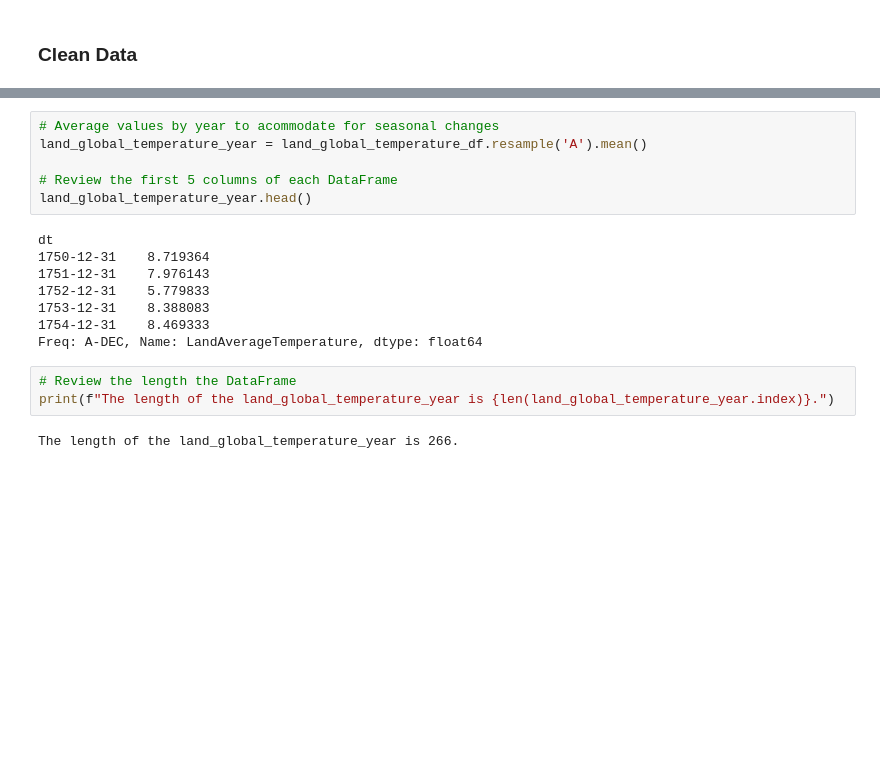
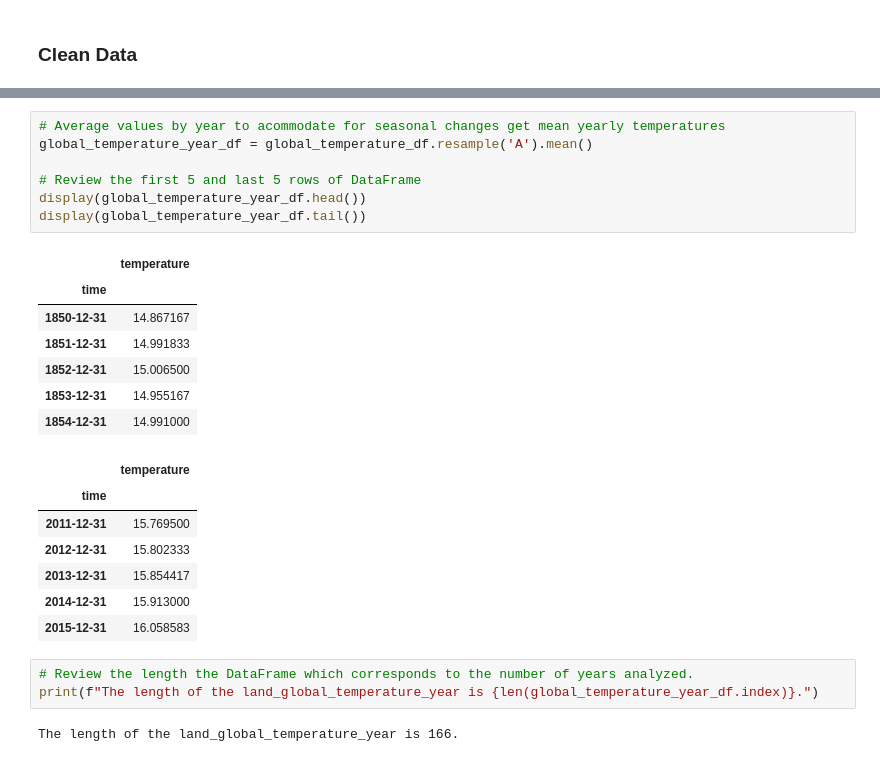
Before and after one commit to joshuacreveling/Group_Project_1, a Jupyter notebook: commodities_prices_vs_climate_change.ipynb, the cells around one changed output, grey strips where cells are left out. Drawn from its saved outputs; the diff is of its cells as text; blank space fills up the shorter version.

```diff
--- a/commodities_prices_vs_climate_change.ipynb
+++ b/commodities_prices_vs_climate_change.ipynb
@@ -114,22 +109,30 @@ As seen from the following screenshot, seasons have more variation than the over
 
 ![A screenshot depicting the impact of seasons on overall trend analysis.](./Images/land_average_temp_no_average.PNG)
 # %%
-# Average values by year to acommodate for seasonal changes
-land_global_temperature_year = land_global_temperature_df.resample('A').mean()
+# Average values by year to acommodate for seasonal changes get mean yearly temperatures
+global_temperature_year_df = global_temperature_df.resample('A').mean()
 
-# Review the first 5 columns of each DataFrame
-land_global_temperature_year.head()
+# Review the first 5 and last 5 rows of DataFrame
+display(global_temperature_year_df.head())
+display(global_temperature_year_df.tail())
 # %% [output]
-dt
-1750-12-31    8.719364
-1751-12-31    7.976143
-1752-12-31    5.779833
-1753-12-31    8.388083
-1754-12-31    8.469333
-Freq: A-DEC, Name: LandAverageTemperature, dtype: float64
+|  | temperature |
+| time |  |
+| 1850-12-31 | 14.867167 |
+| 1851-12-31 | 14.991833 |
+| 1852-12-31 | 15.006500 |
+| 1853-12-31 | 14.955167 |
+| 1854-12-31 | 14.991000 |
+|  | temperature |
+| time |  |
+| 2011-12-31 | 15.769500 |
+| 2012-12-31 | 15.802333 |
+| 2013-12-31 | 15.854417 |
+| 2014-12-31 | 15.913000 |
+| 2015-12-31 | 16.058583 |
 # %%
-# Review the length the DataFrame
-print(f"The length of the land_global_temperature_year is {len(land_global_temperature_year.index)}.")
+# Review the length the DataFrame which corresponds to the number of years analyzed.
+print(f"The length of the land_global_temperature_year is {len(global_temperature_year_df.index)}.")
 # %% [output]
-The length of the land_global_temperature_year is 266.
+The length of the land_global_temperature_year is 166.
 # %%
```
Also changed, not shown: parts of 10 cells of this notebook, 2 other files.
